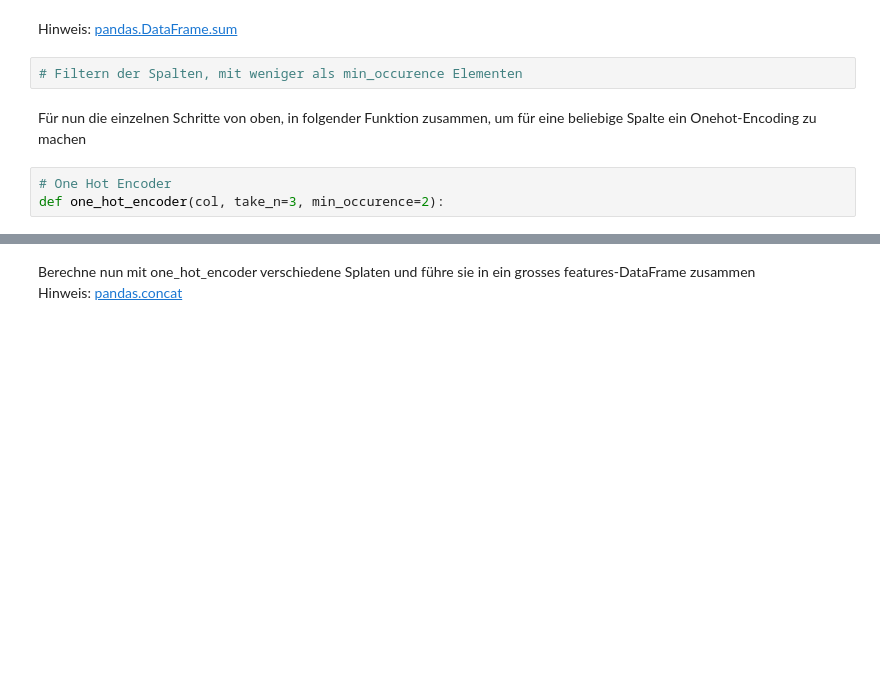
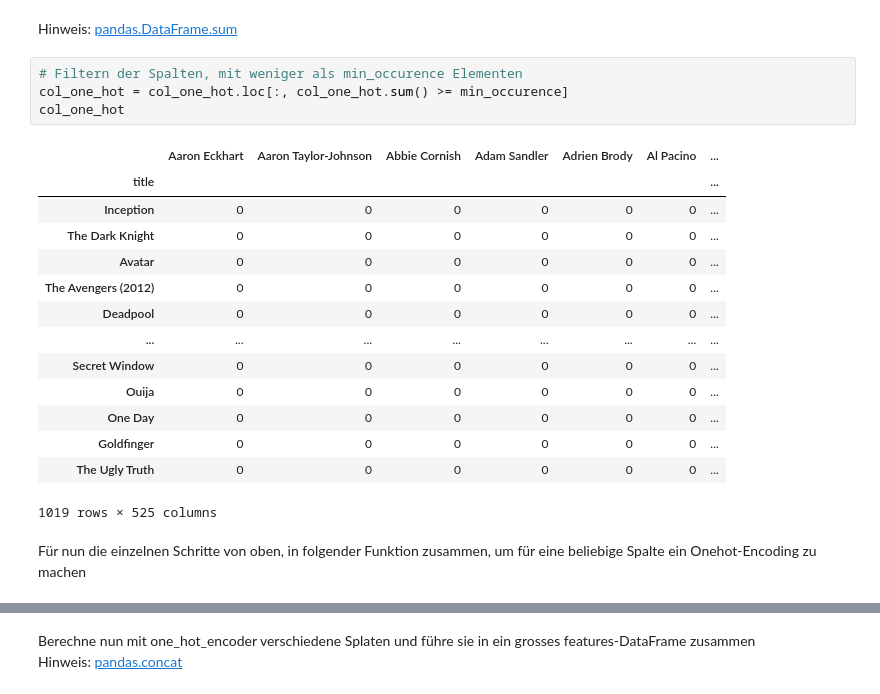
Before and after one commit to gasserandreas/Jupyter-lab-fhnw, a Jupyter notebook: 12_Recommender Systeme/uebung_2_1_content_based_recommender.ipynb, the cells around one changed output, grey strips where cells are left out. Saved outputs shown, nothing was run; the diff lists cells and outputs as text; blank space fills up the shorter version.

```diff
--- a/12_Recommender Systeme/uebung_2_1_content_based_recommender.ipynb
+++ b/12_Recommender Systeme/uebung_2_1_content_based_recommender.ipynb
@@ -83,8 +234,22 @@ Onehot-Encoding eines Strings: [pandas.Series.str.get_dummies](https://pandas.py
 Hinweis: [pandas.DataFrame.sum](https://pandas.pydata.org/docs/reference/api/pandas.DataFrame.sum.html)
 # %%
 # Filtern der Spalten, mit weniger als min_occurence Elementen
+col_one_hot = col_one_hot.loc[:, col_one_hot.sum() >= min_occurence]
+col_one_hot
+# %% [output]
+|  | Aaron Eckhart | Aaron Taylor-Johnson | Abbie Cornish | Adam Sandler | Adrien Brody | Al Pacino | ... |
+| title |  |  |  |  |  |  | ... |
+| Inception | 0 | 0 | 0 | 0 | 0 | 0 | ... |
+| The Dark Knight | 0 | 0 | 0 | 0 | 0 | 0 | ... |
+| Avatar | 0 | 0 | 0 | 0 | 0 | 0 | ... |
+| The Avengers (2012) | 0 | 0 | 0 | 0 | 0 | 0 | ... |
+| Deadpool | 0 | 0 | 0 | 0 | 0 | 0 | ... |
+| ... | ... | ... | ... | ... | ... | ... | ... |
+| Secret Window | 0 | 0 | 0 | 0 | 0 | 0 | ... |
+| Ouija | 0 | 0 | 0 | 0 | 0 | 0 | ... |
+| One Day | 0 | 0 | 0 | 0 | 0 | 0 | ... |
+| Goldfinger | 0 | 0 | 0 | 0 | 0 | 0 | ... |
+| The Ugly Truth | 0 | 0 | 0 | 0 | 0 | 0 | ... |
+1019 rows × 525 columns
 # %% [markdown]
 Für nun die einzelnen Schritte von oben, in folgender Funktion zusammen, um für eine beliebige Spalte ein Onehot-Encoding zu machen
-# %%
-# One Hot Encoder
-def one_hot_encoder(col, take_n=3, min_occurence=2):
```
Also changed, not shown: parts of 20 cells of this notebook, 1 other file.
